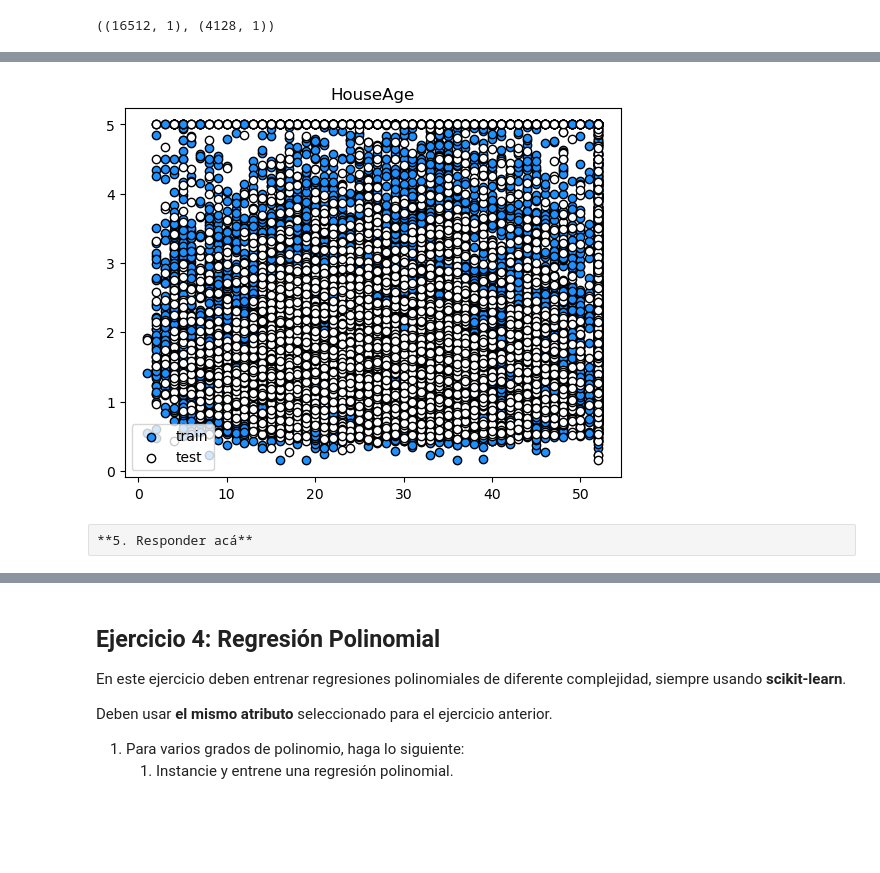
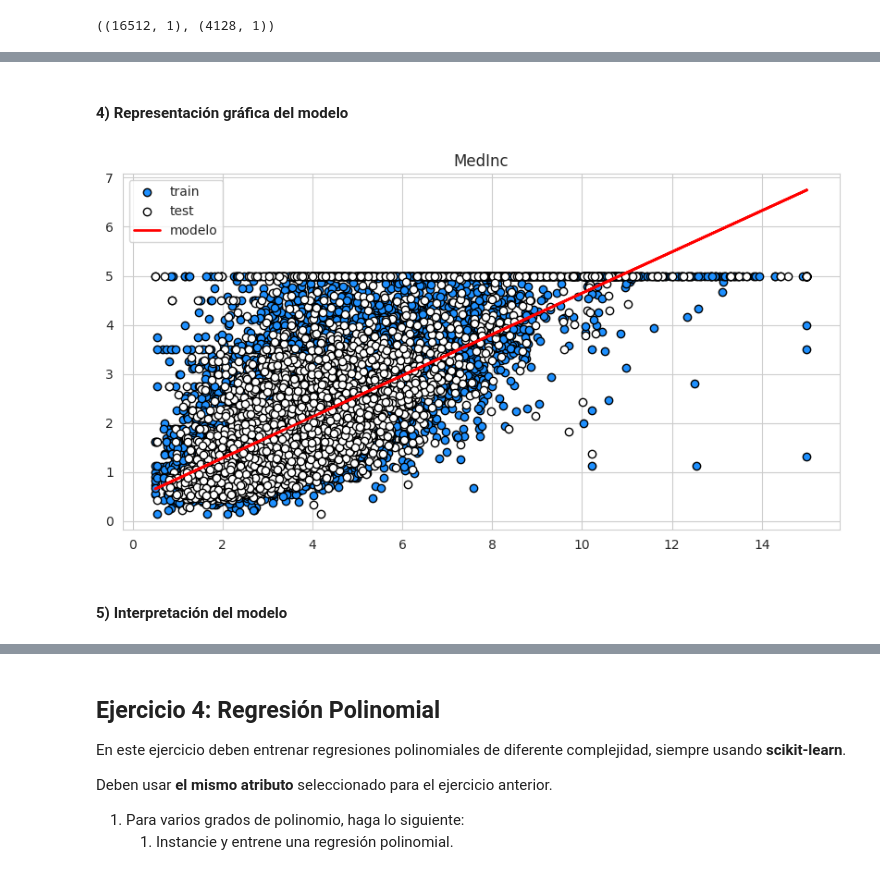
Before and after one commit to grabyc/diploDatos-IAA, a Jupyter notebook: Grupo 35 - Lab 1.ipynb, the cells around one changed output, grey strips where cells are left out. Saved outputs shown, nothing was run; the diff lists cells and outputs as text; code cells hidden in the pictures; blank space fills up the shorter version.

```diff
--- a/Grupo 35 - Lab 1.ipynb
+++ b/Grupo 35 - Lab 1.ipynb
@@ -267,10 +271,9 @@ Encontramos que este es el orden de importancia de los atributos del data set (o
 # %%
-# 1. Resolver acá. Ayuda:
-feature = 'HouseAge'  # selecciono el atributo 'HouseAge'
-#selector = california['feature_names'].index(feature)
+feature = 'MedInc'
 selector = (np.array(california['feature_names']) ==  feature)
-X_train_f = X_train[:, selector]
-X_test_f = X_test[:, selector]
-X_train_f.shape, X_test_f.shape
+
+X_train_feat = X_train[:, selector]
+X_test_feat = X_test[:, selector]
+X_train_feat.shape, X_test_feat.shape
 # %% [output]
 ((16512, 1), (4128, 1))
@@ -284,0 +284,8 @@ array([], shape=(0, 8), dtype=float64)
+# %%
+feat_train_size = X_train_feat.shape[0]
+X_train_LR = pd.DataFrame({'intercept': np.ones(feat_train_size), feature: X_train_feat.reshape((feat_train_size,))})
+
+feat_test_size = X_test_feat.shape[0]
+X_test_LR = pd.DataFrame({'intercept': np.ones(feat_test_size), feature: X_test_feat.reshape((feat_test_size,))})
+
+print("LR train dataset: \n", X_train_LR.head(), "\n \nLR test dataset: \n", X_test_LR.head())
@@ -284,0 +310,8 @@ array([], shape=(0, 8), dtype=float64)
+# %%
+
+from sklearn.linear_model import LinearRegression
+
+lr = LinearRegression(fit_intercept=False)  # el bias ya esta como feature
+lr.fit(X_train_LR, y_train)
+
+print("Coefficients: \n", lr.coef_)
@@ -284,0 +323,5 @@ array([], shape=(0, 8), dtype=float64)
+# %%
+y_train_pred = lr.predict(X_train_LR)
+y_test_pred = lr.predict(X_test_LR)
+
+print("LR train prediction: \n", y_train_pred, "\n\nLR test prediction: \n", y_test_pred)
@@ -285,16 +359,18 @@ array([], shape=(0, 8), dtype=float64)
+# %% [markdown]
+#### 4) Representación gráfica del modelo
 # %%
-# 4. Graficar acá. Ayuda:
-x_start = min(np.min(X_train_f), np.min(X_test_f))
-x_end = max(np.max(X_train_f), np.max(X_test_f))
+x_start = min(np.min(X_train_feat), np.min(X_test_feat))
+x_end = max(np.max(X_train_feat), np.max(X_test_feat))
 x = np.linspace(x_start, x_end, 200).reshape(-1, 1)
-# plt.plot(x, model.predict(x), color="tomato", label="modelo")
 
-plt.scatter(X_train_f, y_train, facecolor="dodgerblue", edgecolor="k", label="train")
-plt.scatter(X_test_f, y_test, facecolor="white", edgecolor="k", label="test")
+plt.figure(figsize=(10, 5))
+plt.scatter(X_train_feat, y_train, facecolor="dodgerblue", edgecolor="k", label="train")
+plt.scatter(X_test_feat, y_test, facecolor="white", edgecolor="k", label="test")
+plt.plot(X_test_feat, y_test_pred, color="red", label="modelo", linewidth=2)
 plt.title(feature)
 plt.legend()
 plt.show()
 # %% [output]
-[figure, old version]
+[figure, new version]
-# %% [raw]
-**5. Responder acá**
+# %% [markdown]
+#### 5) Interpretación del modelo
```
Also changed, not shown: parts of 16 cells of this notebook.
